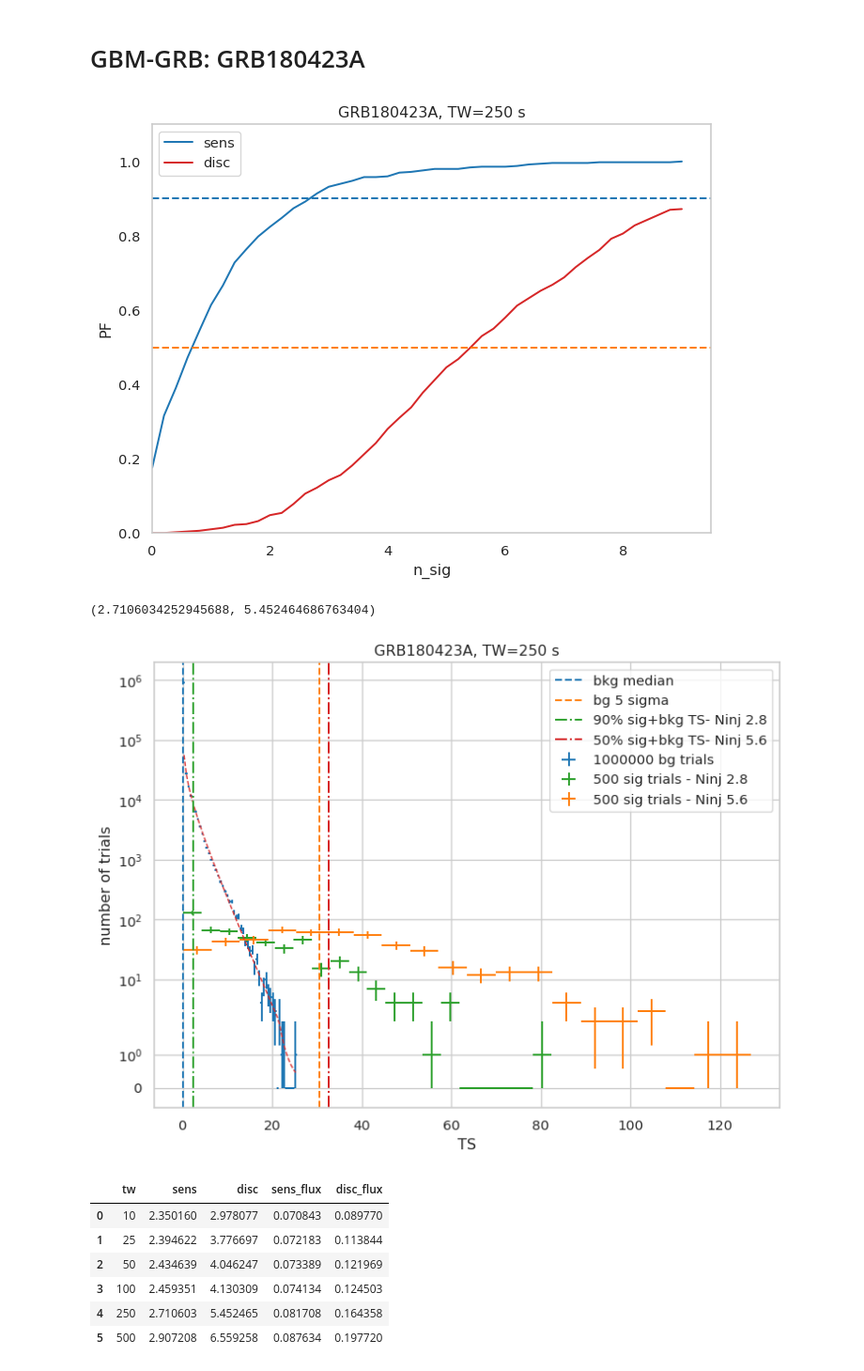
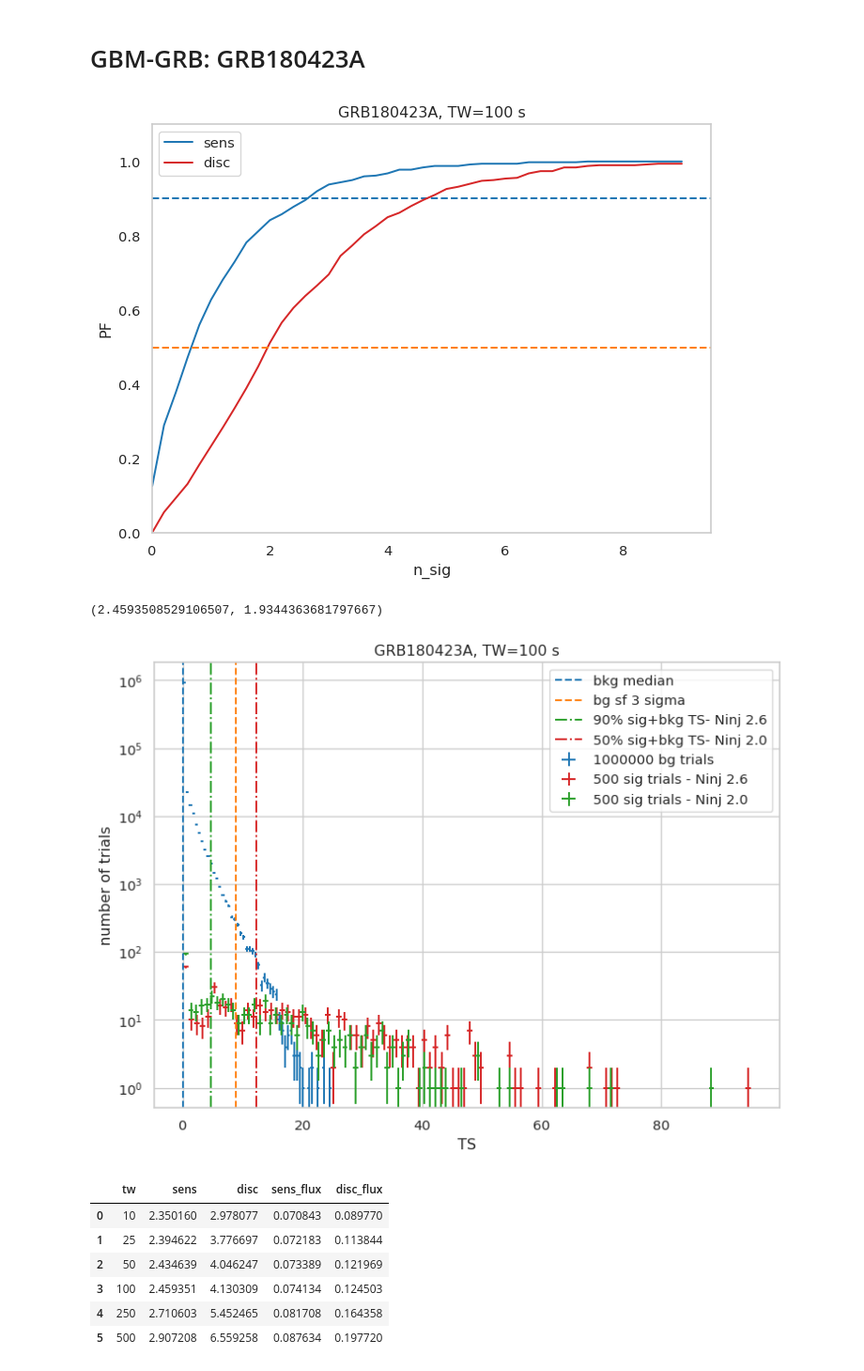
Before and after one commit to ChujieChen/greco_grb, a Jupyter notebook: notebooks/07_sensitivity_discovery_potential_per_source.ipynb, the cells around one changed output. Shown at 94% size. Drawn from its saved outputs; the diff is of its cells as text; code cells hidden in the pictures.

```diff
--- a/notebooks/07_sensitivity_discovery_potential_per_source.ipynb
+++ b/notebooks/07_sensitivity_discovery_potential_per_source.ipynb
@@ -181,7 +181,7 @@ def get_tr(info):
     tr = cy.get_trial_runner(ana=ana, src=src)
     return tr
 # %%
-def get_sens_disc(info, sigma=5):
+def get_sens_disc(info, sigma=5, fit=True):
     args = info
     df = pd.read_pickle(DATA_DIR+"/grbwebgbm/grbweb_gbm_noHealpix_2268.pkl")
     try:
@@ -269,7 +269,7 @@ def get_sens_disc(info, sigma=5):
                            logging=False,
                            trials=trials, n_bootstrap=1)
     # 5-sigma
-    disc = sptr.find_n_sig(ts=bg.isf_nsigma(sigma),
+    disc = sptr.find_n_sig(ts=bg.isf_nsigma(sigma, fit=fit),
                            beta=0.5,
                            max_batch_size=0,
                            logging=False,
@@ -283,8 +283,8 @@ plt.rc ('axes', prop_cycle=cycler ('color', mpl_colors))
 # %% [markdown]
 # GBM-GRB: GRB180423A
 # %%
-ag = args(grb_name="GRB180423A",tw_in_second=250)
-sens, disc =get_sens_disc(ag)
+ag = args(grb_name="GRB180423A",tw_in_second=100)
+sens, disc =get_sens_disc(ag, sigma=3, fit=False)
 # %%
 fig, ax = plt.subplots(figsize=(8,6), dpi=96)
 sens_n_sig_PF = pd.DataFrame({'n_sig':sens['info']['n_sigs'], 'PF':sens['info']['spline'](sens['info']['n_sigs'])})
@@ -300,50 +300,50 @@ ax.set_ylim(0,1.1)
 ax.set_title(f"{ag.grb_name}, TW={ag.tw_in_second} s")
 ax.grid()
 # %% [output]
-[figure, old version]
+[figure, new version]
 # %%
 sens['n_sig'], disc['n_sig']
 # %% [output]
-(2.7106034252945688, 5.452464686763404)
+(2.4593508529106507, 1.9344363681797667)
 # %%
 fig, ax = plt.subplots(figsize=(8,6), dpi=96)
 
 # csky uses histlite all over the place for PDF management
 # the background distribution fit integrates with histlite as well
 bg = cy.dists.Chi2TSD(sens['tss'][0])
 hbg = bg.get_hist(bins=50)
 hl.plot1d(ax, hbg, crosses=True,
           label='{} bg trials'.format(bg.n_total))
 ax.axvline(bg.median(), linestyle='--', label="bkg median", color='tab:blue')
 x = hbg.centers[0]
 norm = hbg.integrate().values
-ax.semilogy(x, norm * bg.pdf(x), lw=1, ls='--')
-ax.axvline(x=bg.isf_nsigma(5), linestyle='--', label='bg 5 sigma', color='tab:orange')
+# ax.semilogy(x, norm * bg.pdf(x), lw=1, ls='--')
+ax.axvline(x=bg.isf_nsigma(3, fit=False), linestyle='--', label='bg sf 3 sigma', color='tab:orange')
 
 
-sg = cy.dists.Chi2TSD(sens['tss'][2.8])
-hsg = sg.get_hist(bins=20)
+sg = cy.dists.Chi2TSD(sens['tss'][2.6])
+hsg = sg.get_hist(bins=100)
 hl.plot1d(ax, hsg, crosses=True,
-          label='{} sig trials - Ninj {}'.format(sg.n_total, 2.8))
+          label='{} sig trials - Ninj {}'.format(sg.n_total, 2.6))
 ax.axvline(x=np.quantile(sg.values, 0.1), linestyle="-.",
-            label="90% sig+bkg TS- Ninj {}".format(2.8), color='tab:green')
+            label="90% sig+bkg TS- Ninj {}".format(2.6), color='tab:green')
 
 
-sg = cy.dists.Chi2TSD(disc['tss'][5.6])
-hsg = sg.get_hist(bins=20)
+sg = cy.dists.Chi2TSD(disc['tss'][2.0])
+hsg = sg.get_hist(bins=100)
 hl.plot1d(ax, hsg, crosses=True,
-          label='{} sig trials - Ninj {}'.format(sg.n_total, 5.6))
+          label='{} sig trials - Ninj {}'.format(sg.n_total, 2.0))
 ax.axvline(x=np.quantile(sg.values, 0.5), linestyle="-.",
-            label="50% sig+bkg TS- Ninj {}".format(5.6), color='tab:red')
+            label="50% sig+bkg TS- Ninj {}".format(2.0), color='tab:red')
 
 ax.set_xlabel(r'TS')
 ax.set_ylabel(r'number of trials')
-ax.set_yscale('symlog')
+ax.set_yscale('log')
 ax.legend()
 ax.set_title(f"{ag.grb_name}, TW={ag.tw_in_second} s")
 plt.tight_layout()
 # %% [output]
-[figure, old version]
+[figure, new version]
 # %%
 senss = []
 discs = []
```
